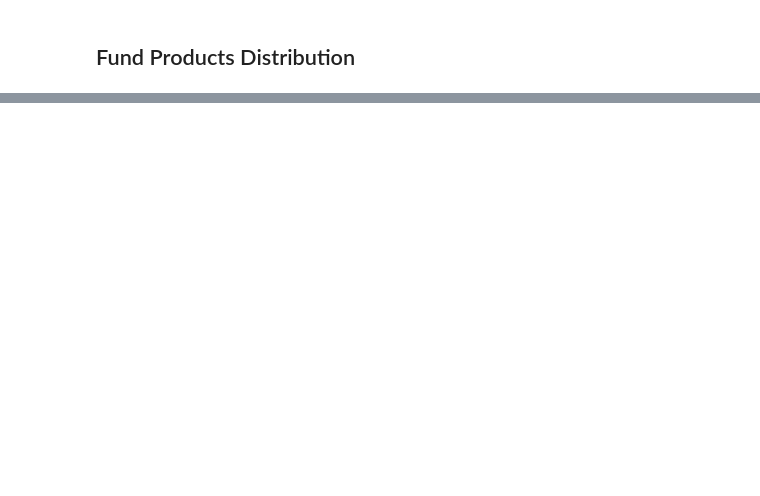
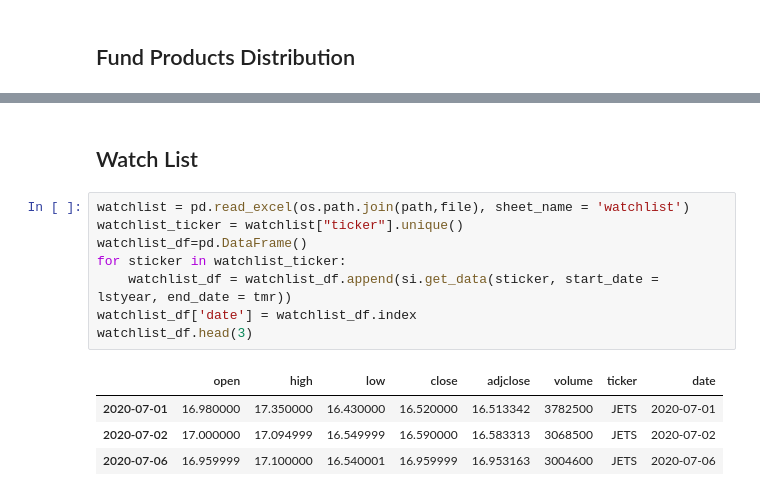
Before and after one commit to jinfeijoy/StockDynamicReport, a Jupyter notebook: Portfolio Overview.ipynb, the cells around one changed output, grey strips where cells are left out. Drawn from its saved outputs; the diff is of its cells as text; blank space fills up the shorter version.

```diff
--- a/Portfolio Overview.ipynb
+++ b/Portfolio Overview.ipynb
@@ -243,0 +229,15 @@ Name: volume, dtype: object
+# %% [markdown]
+## Watch List
+# %%
+watchlist = pd.read_excel(os.path.join(path,file), sheet_name = 'watchlist')
+watchlist_ticker = watchlist["ticker"].unique()
+watchlist_df=pd.DataFrame()
+for sticker in watchlist_ticker:
+    watchlist_df = watchlist_df.append(si.get_data(sticker, start_date = lstyear, end_date = tmr))
+watchlist_df['date'] = watchlist_df.index
+watchlist_df.head(3)
+# %% [output]
+|  | open | high | low | close | adjclose | volume | ticker | date |
+| 2020-07-01 | 16.980000 | 17.350000 | 16.430000 | 16.520000 | 16.513342 | 3782500 | JETS | 2020-07-01 |
+| 2020-07-02 | 17.000000 | 17.094999 | 16.549999 | 16.590000 | 16.583313 | 3068500 | JETS | 2020-07-02 |
+| 2020-07-06 | 16.959999 | 17.100000 | 16.540001 | 16.959999 | 16.953163 | 3004600 | JETS | 2020-07-06 |
```
Also changed, not shown: parts of 11 cells of this notebook, 3 other files.
